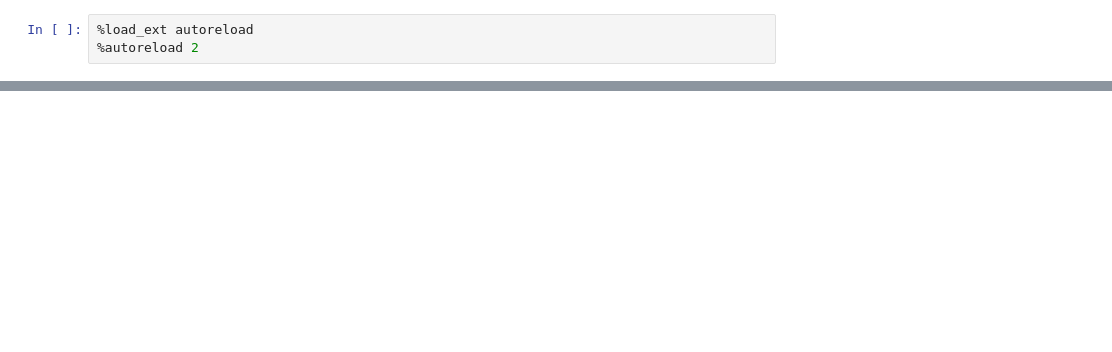
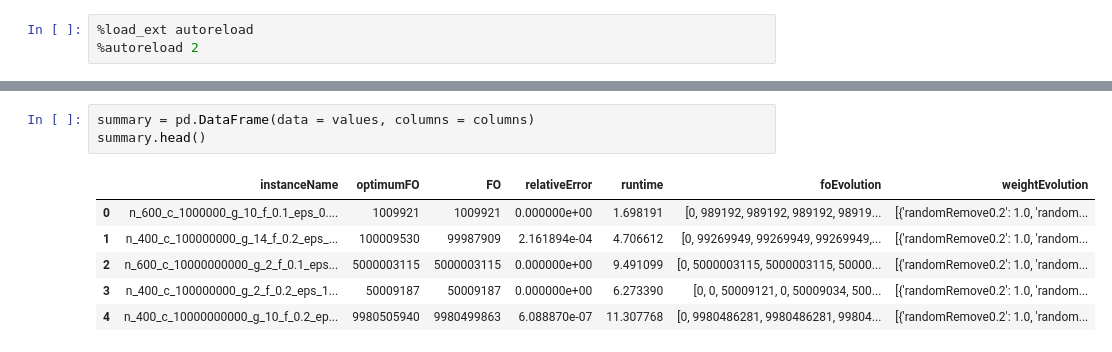
Before and after one commit to cainafigueiredo/hyper-heuristics, a Jupyter notebook: teste.ipynb, the cells around one changed output, grey strips where cells are left out. Drawn from its saved outputs; the diff is of its cells as text; blank space fills up the shorter version.

```diff
--- a/teste.ipynb
+++ b/teste.ipynb
@@ -99,0 +178,10 @@ summary.head()
+# %%
+summary = pd.DataFrame(data = values, columns = columns)
+summary.head()
+# %% [output]
+|  | instanceName | optimumFO | FO | relativeError | runtime | foEvolution | weightEvolution |
+| 0 | n_600_c_1000000_g_10_f_0.1_eps_0.... | 1009921 | 1009921 | 0.000000e+00 | 1.698191 | [0, 989192, 989192, 989192, 98919... | [{'randomRemove0.2': 1.0, 'random... |
+| 1 | n_400_c_100000000_g_14_f_0.2_eps_... | 100009530 | 99987909 | 2.161894e-04 | 4.706612 | [0, 99269949, 99269949, 99269949,... | [{'randomRemove0.2': 1.0, 'random... |
+| 2 | n_600_c_10000000000_g_2_f_0.1_eps... | 5000003115 | 5000003115 | 0.000000e+00 | 9.491099 | [0, 5000003115, 5000003115, 50000... | [{'randomRemove0.2': 1.0, 'random... |
+| 3 | n_400_c_100000000_g_2_f_0.2_eps_1... | 50009187 | 50009187 | 0.000000e+00 | 6.273390 | [0, 0, 50009121, 0, 50009034, 500... | [{'randomRemove0.2': 1.0, 'random... |
+| 4 | n_400_c_10000000000_g_10_f_0.2_ep... | 9980505940 | 9980499863 | 6.088870e-07 | 11.307768 | [0, 9980486281, 9980486281, 99804... | [{'randomRemove0.2': 1.0, 'random... |
```
Also changed, not shown: parts of 11 cells of this notebook, 17 other files.
